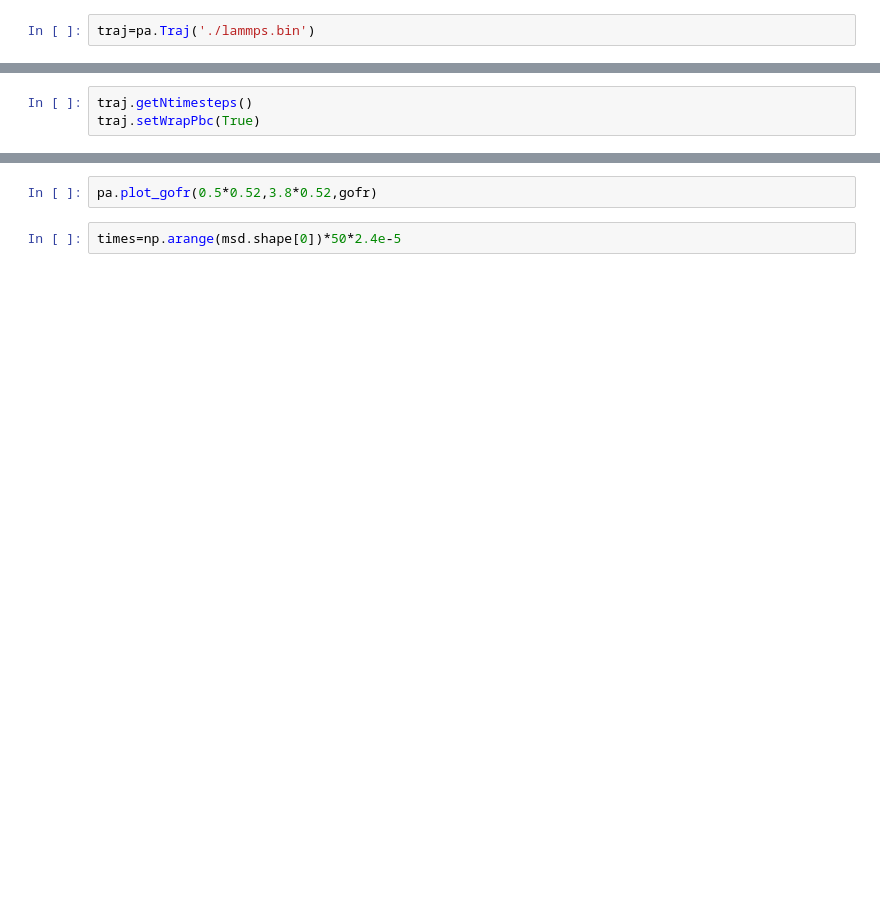
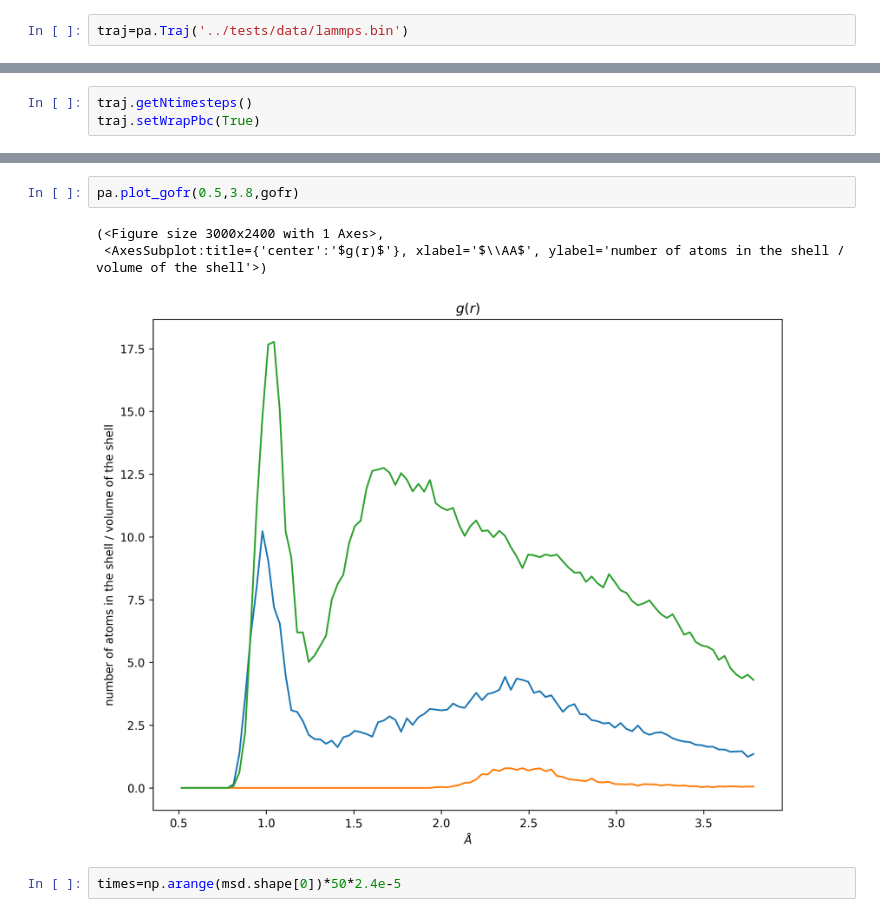
Before and after one commit to rikigigi/analisi, a Jupyter notebook: notebooks/calc_inspector.ipynb, the cells around one changed output, grey strips where cells are left out. Drawn from its saved outputs; the diff is of its cells as text; blank space fills up the shorter version.

Commit message:
added basic tests for the jupyter notebook

```diff
--- a/notebooks/calc_inspector.ipynb
+++ b/notebooks/calc_inspector.ipynb
@@ -4,2 +15,2 @@ import numpy as np
 # %%
-traj=pa.Traj('./lammps.bin')
+traj=pa.Traj('../tests/data/lammps.bin')
@@ -17,5 +58,9 @@ msd,gofr,sh=pa.analyze(traj,traj,0,1000,
 # %%
-pa.plot_gofr(0.5*0.52,3.8*0.52,gofr)
+pa.plot_gofr(0.5,3.8,gofr)
+# %% [output]
+(<Figure size 3000x2400 with 1 Axes>,
+ <AxesSubplot:title={'center':'$g(r)$'}, xlabel='$\\AA$', ylabel='number of atoms in the shell / volume of the shell'>)
+[figure, added]
 # %%
 times=np.arange(msd.shape[0])*50*2.4e-5
 # %%
```
Also changed, not shown: parts of 11 cells of this notebook, 4 other files.
